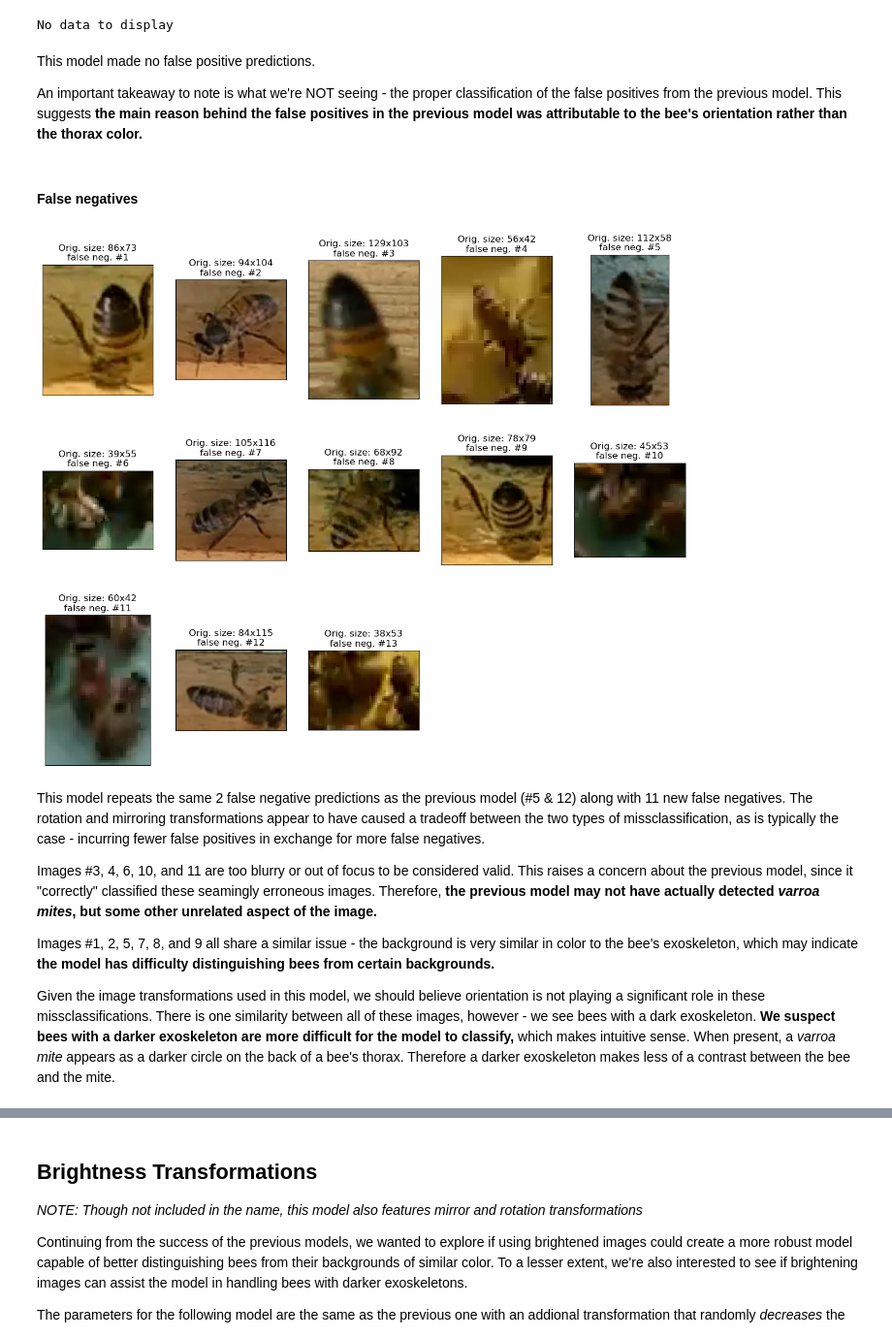
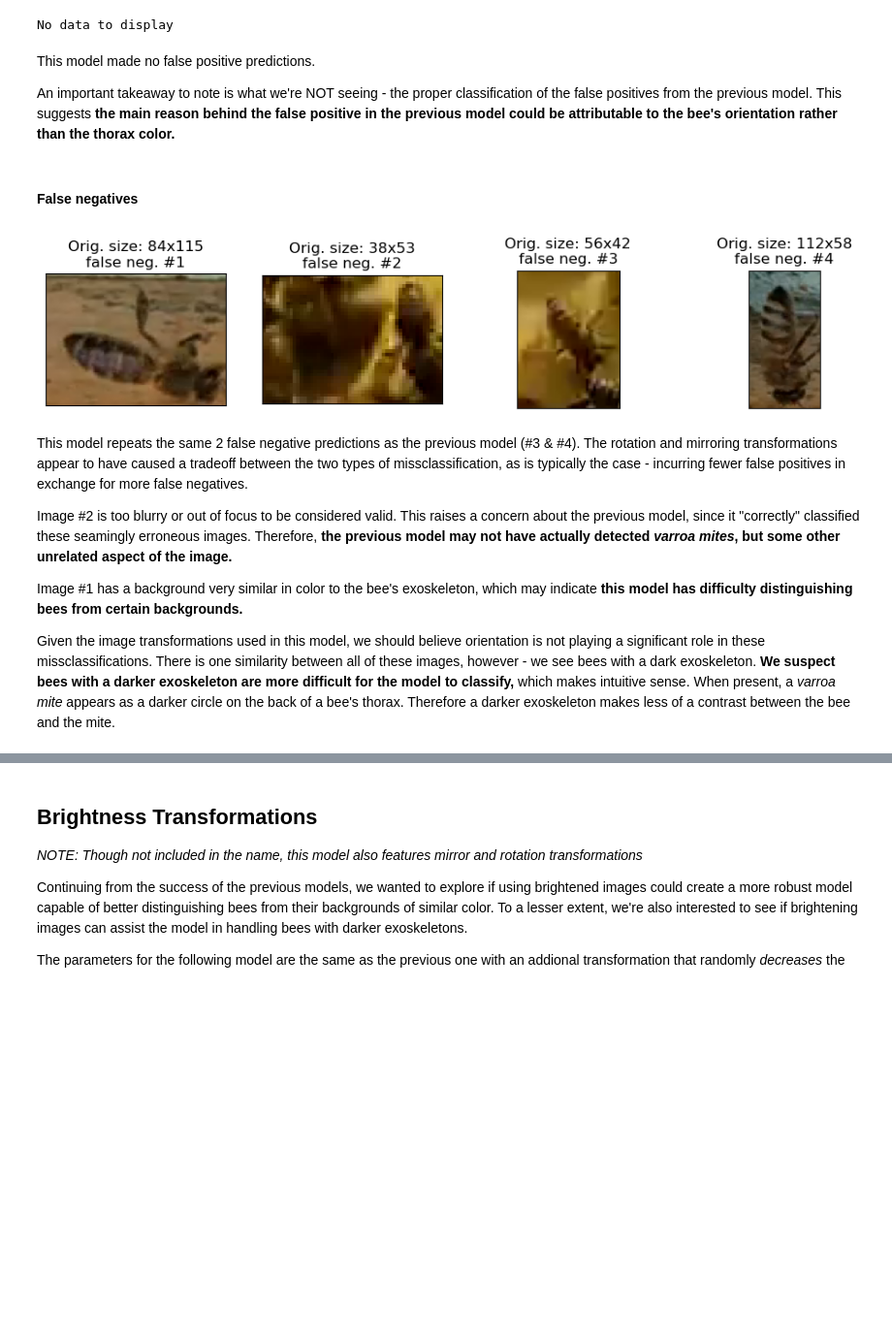
Before and after one commit to Shaddyjr/bee-image-classifier, a Jupyter notebook: code/project_notebook.ipynb, the cells around one changed output, grey strips where cells are left out. Shown at 97% size. Cells and saved outputs as stored; diff of their text form; code cells hidden in the pictures; blank space fills up the shorter version.

```diff
--- a/code/project_notebook.ipynb
+++ b/code/project_notebook.ipynb
@@ -518,7 +518,7 @@ def create_datagens(
         # train/test split
         train, test = train_test_split(
             data,
-            test_size = 1/3,
+            test_size = 1/4, # sizable test set
             stratify = data.iloc[:,-1], # assumed last column is target variable
             random_state = random_state
             )
@@ -865,6 +857,6 @@ Found 1479 validated image filenames belonging to 2 classes.
 # %%
 # restore from saved files
-best_original_model_dict = pickle.load(open(stored_model_path, 'rb')) # loading metadata
+best_original_model_dict = pickle.load(open(orig_model_path, 'rb')) # loading metadata
 # %%
 best_original_model_file_name = best_original_model_dict.get('best_model_path')
 
@@ -979,8 +969,8 @@ The parameters for the following model are the same as the previous one. The onl
 ### Rotation + Mirror Transformation Model Preparation
 # %%
 MODEL_PATH = "../models"
-model_name = "rotated"
-stored_model_path = f"{MODEL_PATH}/{model_name}_model.p"
+rotated_model_name = "rotated"
+rotated_model_path = f"{MODEL_PATH}/{rotated_model_name}_model.p"
 
 datagen_params = {
     "horizontal_flip" : True,
@@ -991,29 +981,26 @@ datagen_params = {
 datagens = create_datagens(
     data,
     datagen_params         = datagen_params,
-    batch_size             = 64, # hyperparameter
+    batch_size             = 16, # hyperparameter
     target_shape           = (IDEAL_WIDTH, IDEAL_HEIGHT),
     preprocessing_function = normalize,
     random_state           = random_state
 )
 
 grid_params = {
-    "conv__filters_1" : [32],
-    "conv__filters_2" : [48],
-    "conv__filters_3" : [64],
-    "density_units_1" : [256],
-    "density_units_2" : [64],
-    "batch_size"      : [64],
-    "epochs"          : [50]
+    "conv_filters" : [64],
+    "density_units" : [32],
+    "batch_size"    : [16],
+    "epochs"        : [50]
 }
 
 # best_rotated_model_dict = gridSearchCNN(
 #     datagens     = datagens,
 #     grid_params  = grid_params,
 #     random_state = random_state,
-#     optimizer    = RMSprop(lr = 0.0001, decay = 1e-6),
-#     file_name    = f"{MODEL_PATH}/best_{model_name}.h5"
+#     optimizer    = RMSprop(lr = 0.0001),
+#     file_name    = f"{MODEL_PATH}/best_{rotated_model_name}.h5"
 # )
 
-# pickle.dump(best_rotated_model_dict, open(stored_model_path, 'wb')) # saving metadata
+# pickle.dump(best_rotated_model_dict, open(rotated_model_path, 'wb')) # saving metadata
 # %% [output]
@@ -1022,6 +1009,6 @@ Found 1479 validated image filenames belonging to 2 classes.
 # %%
 # restore from saved files
-best_rotated_model_dict = pickle.load(open(stored_model_path, 'rb')) # loading metadata
+best_rotated_model_dict = pickle.load(open(rotated_model_path, 'rb')) # loading metadata
 
 best_rotated_model_file_name = best_rotated_model_dict.get('best_model_path')
 best_rotated_model = load_model(best_rotated_model_file_name, compile=False)
@@ -1079,24 +1066,24 @@ No data to display
 # %% [markdown]
 This model made no false positive predictions.
 
-An important takeaway to note is what we're NOT seeing - the proper classification of the false positives from the previous model. This suggests __the main reason behind the false positives in the previous model was attributable to the bee's orientation rather than the thorax color.__
+An important takeaway to note is what we're NOT seeing - the proper classification of the false positives from the previous model. This suggests __the main reason behind the false positive in the previous model could be attributable to the bee's orientation rather than the thorax color.__
 # %% [markdown]
 #### False negatives
 # %%
 false_negative_files = rot_missed[(rot_missed["has_varroa"] != rot_missed["pred"]) & (rot_missed["pred"] == 0)]["file"]
 _images = get_image_data(false_negative_files)
 if len(_images):
-    show_results(_images, [image.shape for image in _images], "false neg.", ncols = 5, height = 4, width = 3)
+    show_results(_images, [image.shape for image in _images], "false neg.", ncols = 4, height = 2, width = 3)
 else:
     print("No data to display")
 # %% [output]
-[figure, old version]
+[figure, new version]
 # %% [markdown]
-This model repeats the same 2 false negative predictions as the previous model (#5 & 12) along with 11 new false negatives. The rotation and mirroring transformations appear to have caused a tradeoff between the two types of missclassification, as is typically the case - incurring fewer false positives in exchange for more false negatives.
+This model repeats the same 2 false negative predictions as the previous model (#3 & #4). The rotation and mirroring transformations appear to have caused a tradeoff between the two types of missclassification, as is typically the case - incurring fewer false positives in exchange for more false negatives.
 
-Images #3, 4, 6, 10, and 11 are too blurry or out of focus to be considered valid. This raises a concern about the previous model, since it "correctly" classified these seamingly erroneous images. Therefore, __the previous model may not have actually detected _varroa mites_, but some other unrelated aspect of the image.__
+Image #2 is too blurry or out of focus to be considered valid. This raises a concern about the previous model, since it "correctly" classified these seamingly erroneous images. Therefore, __the previous model may not have actually detected _varroa mites_, but some other unrelated aspect of the image.__
 
-Images #1, 2, 5, 7, 8, and 9 all share a similar issue - the background is very similar in color to the bee's exoskeleton, which may indicate __the model has difficulty distinguishing bees from certain backgrounds.__
+Image #1 has a background very similar in color to the bee's exoskeleton, which may indicate __this model has difficulty distinguishing bees from certain backgrounds.__
 
 Given the image transformations used in this model, we should believe orientation is not playing a significant role in these missclassifications. There is one similarity between all of these images, however - we see bees with a dark exoskeleton. __We suspect bees with a darker exoskeleton are more difficult for the model to classify,__ which makes intuitive sense. When present, a _varroa mite_ appears as a darker circle on the back of a bee's thorax. Therefore a darker exoskeleton makes less of a contrast between the bee and the mite.
 # %% [markdown]
```
Also changed, not shown: parts of 49 cells of this notebook, 10 other files.
